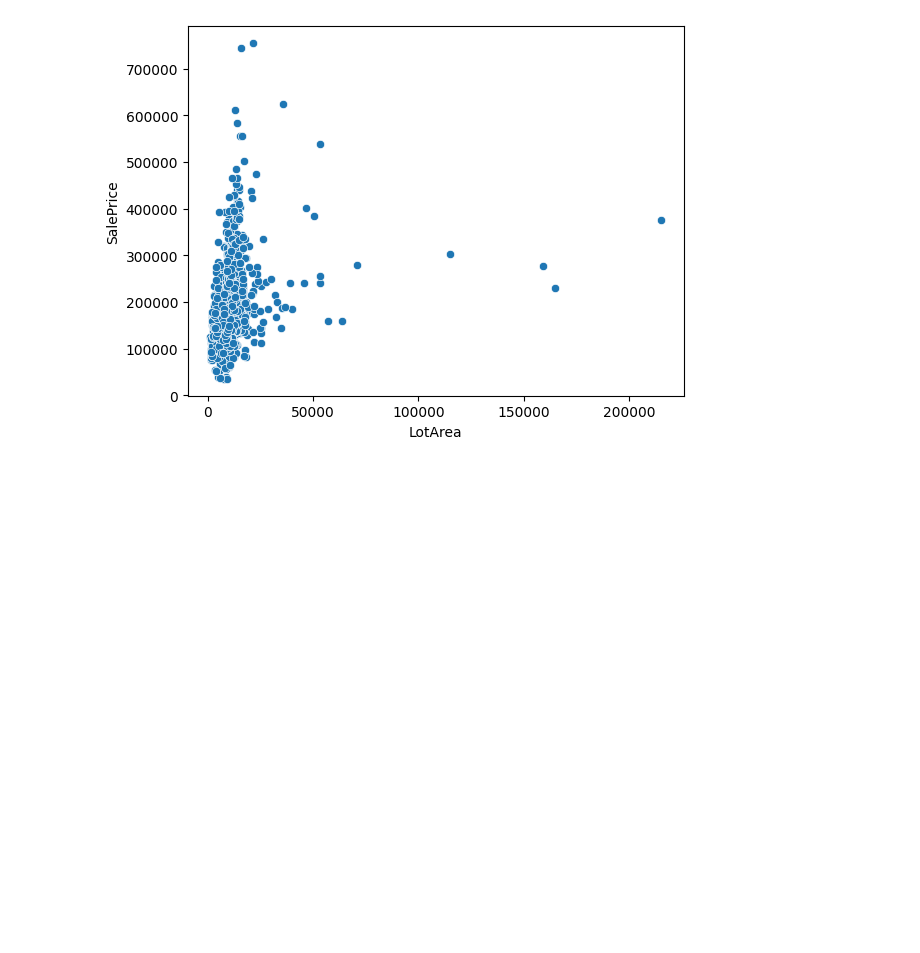
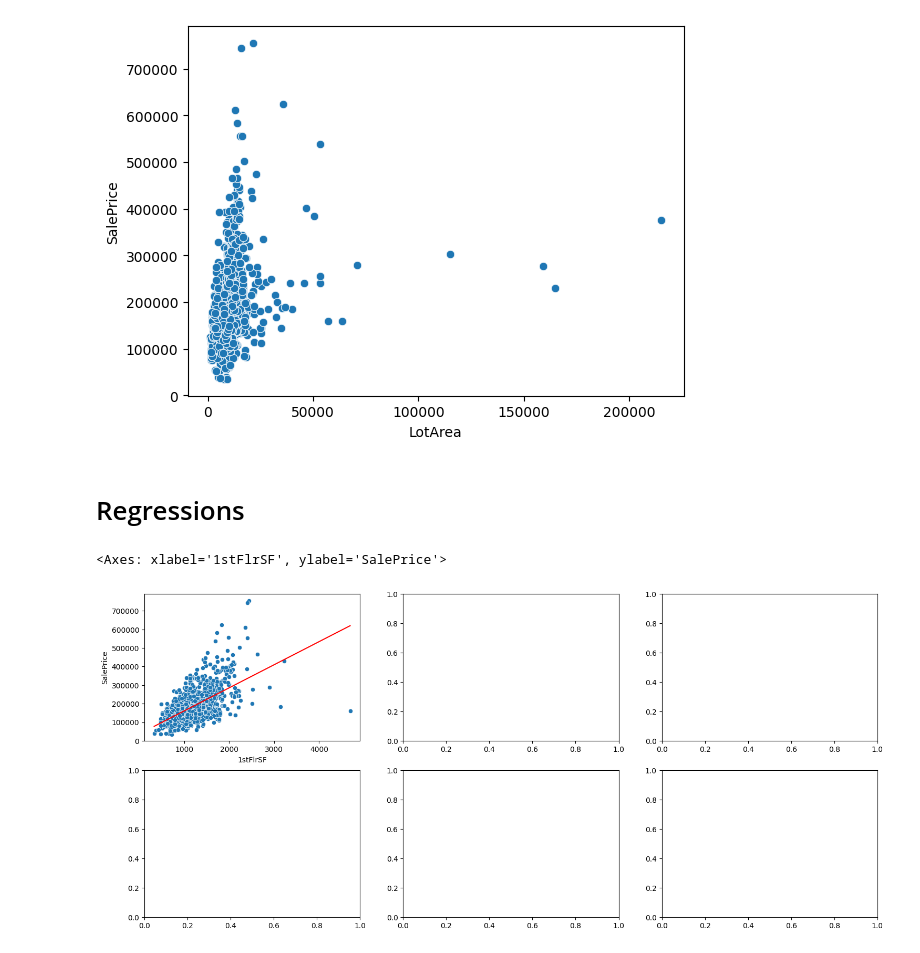
Before and after one commit to dustyshaw/Data_Sci_Final, a Jupyter notebook: Math_3080_Final.ipynb, the cells around one changed output. Saved outputs shown, nothing was run; the diff lists cells and outputs as text; code cells hidden in the pictures; blank space fills up the shorter version.

Commit message:
added linear regression

```diff
--- a/Math_3080_Final.ipynb
+++ b/Math_3080_Final.ipynb
@@ -329,3 +320,21 @@ sns.scatterplot(x="LotArea", y="SalePrice", data=train)
 # %% [output]
 <Axes: xlabel='LotArea', ylabel='SalePrice'>
 [figure]
+# %% [markdown]
+# Regressions
+# %%
+def linearRegression(df, col1, col2):
+  xbar = df[col1] - df[col1].mean()
+  ybar = df[col2] - df[col2].mean()
+  b1 = xbar.dot(ybar) / xbar.dot(xbar)          # xbar dot ybar / xbar dot xbar
+  b0 = df[col2].mean() - b1*df[col1].mean()     # y = b + mx
+  return b1, b0
+# %%
+fig, ax = plt.subplots(2, 3, figsize=(18, 8))
+
+b1, b0 = linearRegression(train, '1stFlrSF', 'SalePrice')
+sns.scatterplot(x=train['1stFlrSF'], y=train['SalePrice'], ax=ax[0,0])
+sns.lineplot(x=train['1stFlrSF'], y = b0 + b1 * train['1stFlrSF'], color="red", ax=ax[0,0])
+# %% [output]
+<Axes: xlabel='1stFlrSF', ylabel='SalePrice'>
+[figure, added]
```
Also changed, not shown: parts of 1 cell of this notebook.
